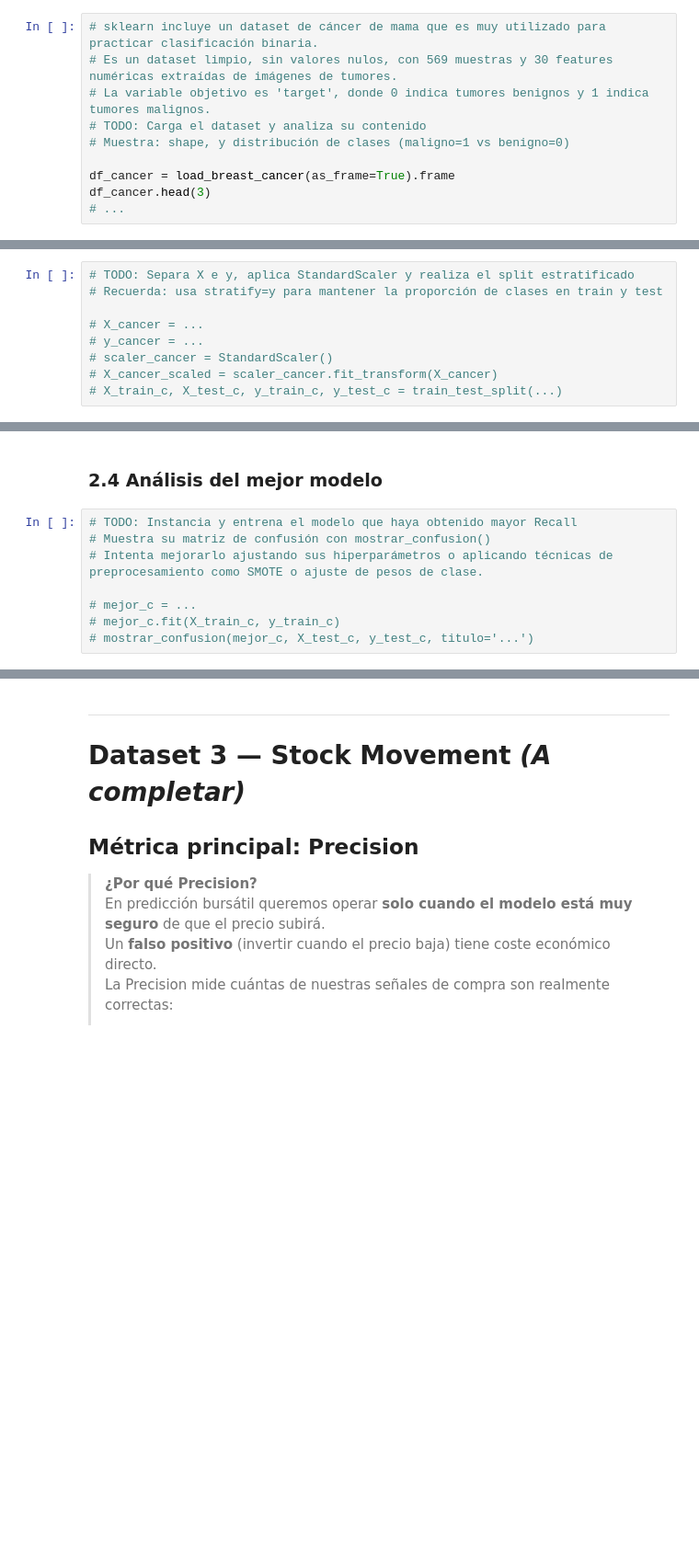
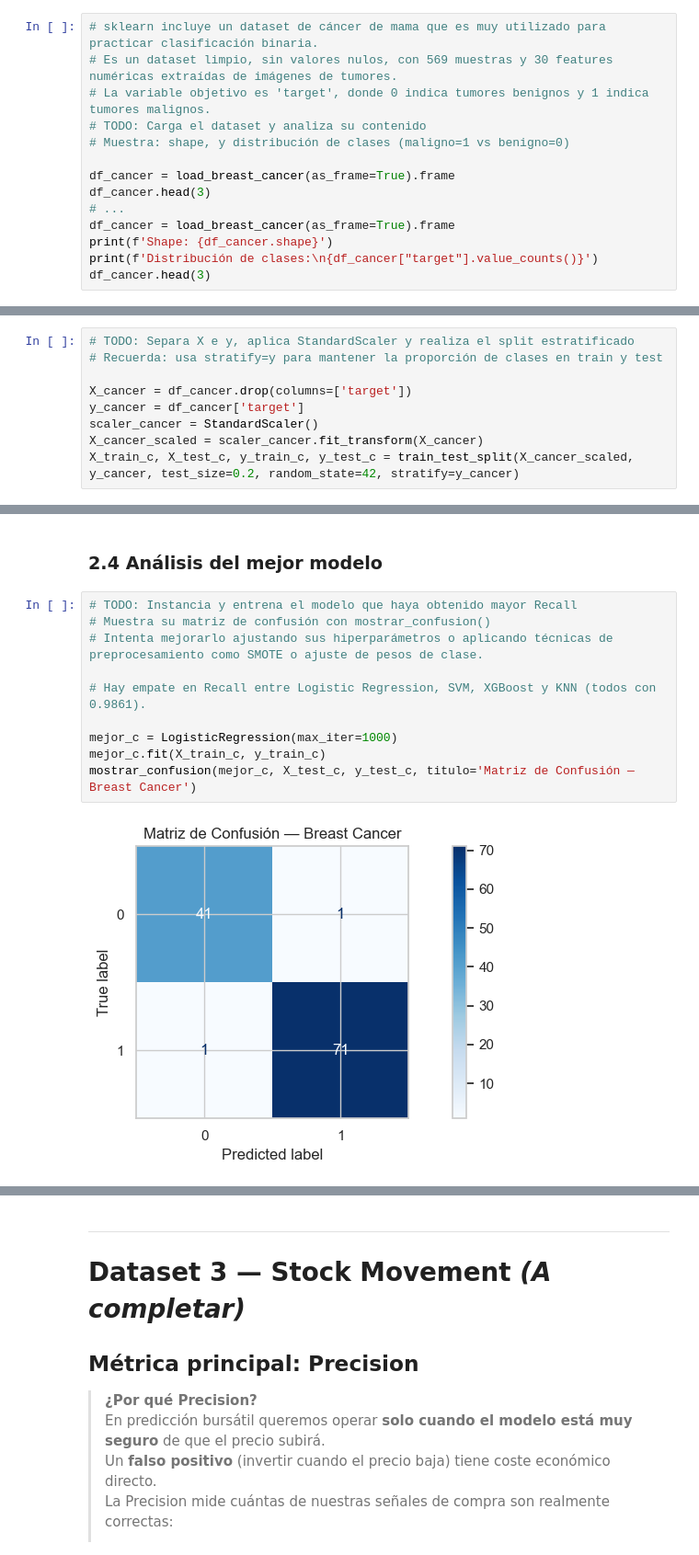
Before and after one commit to acanora02/IC, a Jupyter notebook: practica5_ml/notebook_13_clasificadores.ipynb, the cells around one changed output, grey strips where cells are left out. Shown at 92% size. Saved outputs shown, nothing was run; the diff lists cells and outputs as text; blank space fills up the shorter version.

```diff
--- a/practica5_ml/notebook_13_clasificadores.ipynb
+++ b/practica5_ml/notebook_13_clasificadores.ipynb
@@ -255,3 +332,7 @@ Fuente: [UCI ML Repository / sklearn.datasets.load_breast_cancer](https://scikit
 df_cancer = load_breast_cancer(as_frame=True).frame
 df_cancer.head(3)
 # ...
+df_cancer = load_breast_cancer(as_frame=True).frame
+print(f'Shape: {df_cancer.shape}')
+print(f'Distribución de clases:\n{df_cancer["target"].value_counts()}')
+df_cancer.head(3)
@@ -261,11 +354,11 @@ df_cancer.head(3)
 # TODO: Separa X e y, aplica StandardScaler y realiza el split estratificado
 # Recuerda: usa stratify=y para mantener la proporción de clases en train y test
 
-# X_cancer = ...
-# y_cancer = ...
-# scaler_cancer = StandardScaler()
-# X_cancer_scaled = scaler_cancer.fit_transform(X_cancer)
-# X_train_c, X_test_c, y_train_c, y_test_c = train_test_split(...)
+X_cancer = df_cancer.drop(columns=['target'])
+y_cancer = df_cancer['target']
+scaler_cancer = StandardScaler()
+X_cancer_scaled = scaler_cancer.fit_transform(X_cancer)
+X_train_c, X_test_c, y_train_c, y_test_c = train_test_split(X_cancer_scaled, y_cancer, test_size=0.2, random_state=42, stratify=y_cancer)
 # %% [markdown]
 ### 2.3 Entrenamiento y evaluación de clasificadores
 # %%
@@ -278,8 +388,12 @@ df_cancer.head(3)
 # %%
 # TODO: Instancia y entrena el modelo que haya obtenido mayor Recall
 # Muestra su matriz de confusión con mostrar_confusion()
 # Intenta mejorarlo ajustando sus hiperparámetros o aplicando técnicas de preprocesamiento como SMOTE o ajuste de pesos de clase.
 
-# mejor_c = ...
-# mejor_c.fit(X_train_c, y_train_c)
-# mostrar_confusion(mejor_c, X_test_c, y_test_c, titulo='...')
+# Hay empate en Recall entre Logistic Regression, SVM, XGBoost y KNN (todos con 0.9861).
+
+mejor_c = LogisticRegression(max_iter=1000)
+mejor_c.fit(X_train_c, y_train_c)
+mostrar_confusion(mejor_c, X_test_c, y_test_c, titulo='Matriz de Confusión — Breast Cancer')
+# %% [output]
+[figure, added]
```
Also changed, not shown: parts of 21 cells of this notebook.
